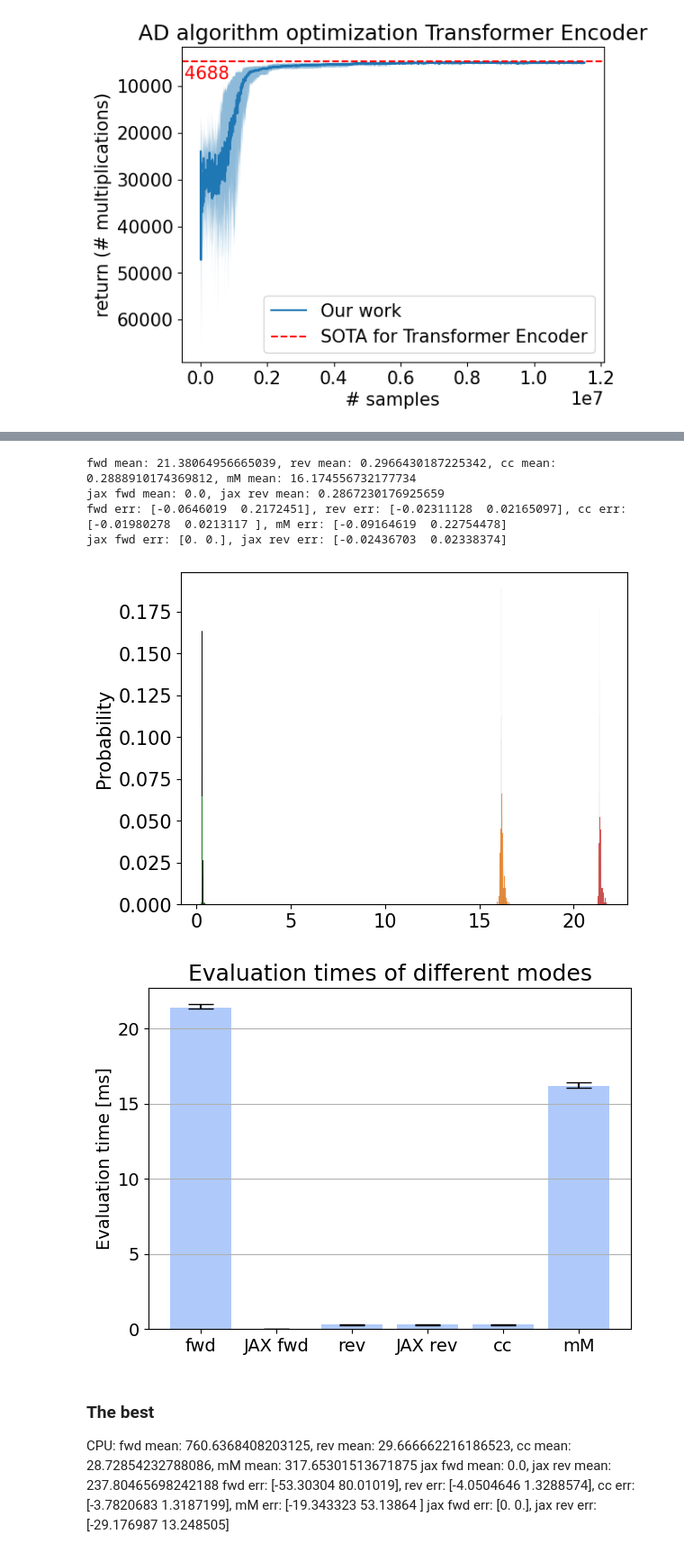
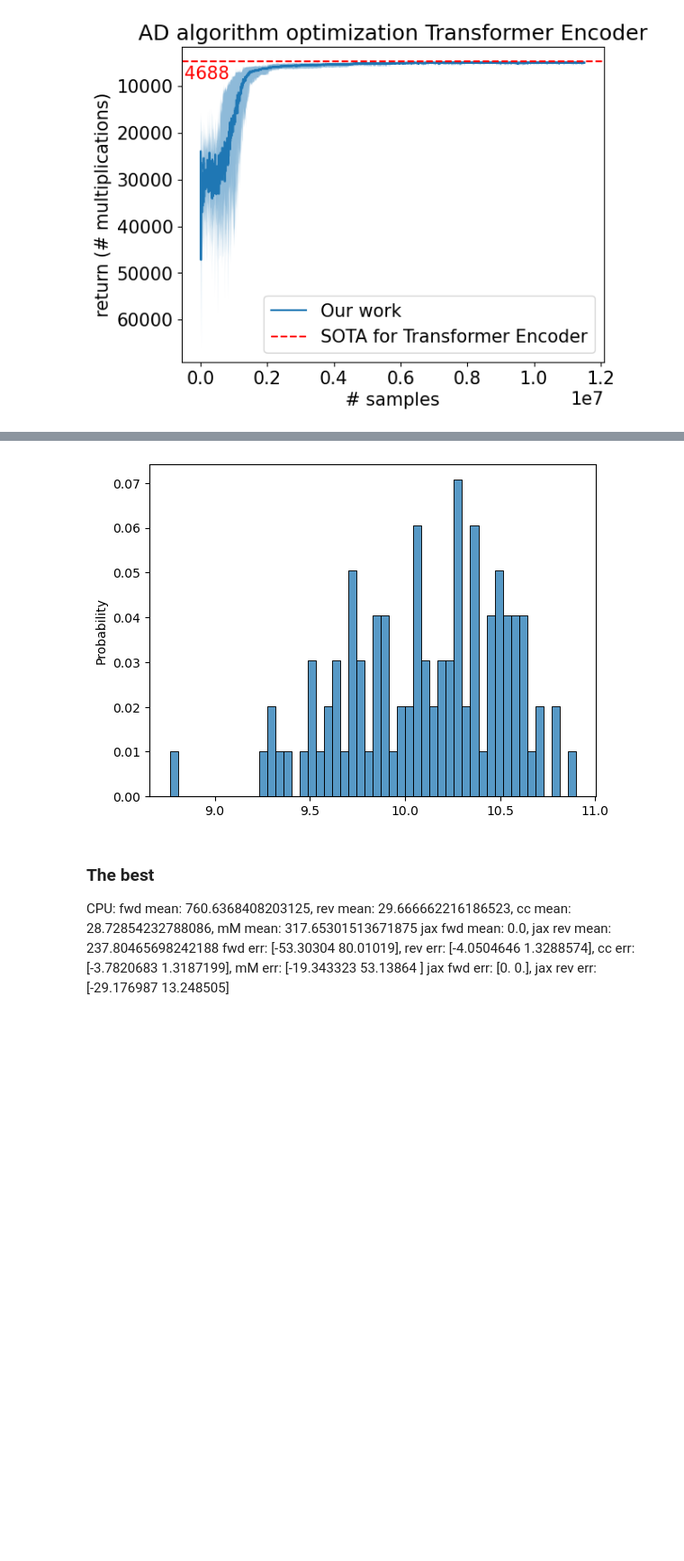
Before and after one commit to jamielohoff/alphagrad, a Jupyter notebook: src/alphagrad/eval/Encoder/evaluation_Encoder.ipynb, the cells around one changed output, grey strips where cells are left out. Shown: that part at 90% size. Drawn from its saved outputs; the diff is of its cells as text; code cells hidden in the pictures; blank space fills up the shorter version.

```diff
--- a/src/alphagrad/eval/Encoder/evaluation_Encoder.ipynb
+++ b/src/alphagrad/eval/Encoder/evaluation_Encoder.ipynb
@@ -243,7 +245,6 @@ b1 = jrand.normal(b1key, (scale_factor*4,))
 W2 = jrand.normal(w2key, (scale_factor*2, scale_factor*4))
 b2 = jrand.normal(b2key, (scale_factor*2, 1))
 
-xs = (x, y, WQ1, WQ2, WK1, WK2, WV1, WV2, W1, W2, b1, b2,
-      jnp.array([0.]), jnp.array([1.]), jnp.array([0.]), jnp.array([1.]))
-plot_performance_and_jax(Encoder, xs, order, mM_order, "./Encoder.png", samplesize=1010)
+xs = (x, y, WQ1, WQ2, WK1, WK2, WV1, WV2, W1, W2, b1, b2, jnp.array([0.]), jnp.array([1.]), jnp.array([0.]), jnp.array([1.]))
+plot_performance_and_jax(Encoder, xs, order, mM_order, "./Encoder.png", samplesize=100)
 # %% [output]
@@ -318,9 +254,4 @@ Pre: SparseTensor(
-fwd mean: 21.38064956665039, rev mean: 0.2966430187225342, cc mean: 0.2888910174369812, mM mean: 16.174556732177734
-jax fwd mean: 0.0, jax rev mean: 0.2867230176925659
-fwd err: [-0.0646019  0.2172451], rev err: [-0.02311128  0.02165097], cc err: [-0.01980278  0.0213117 ], mM err: [-0.09164619  0.22754478]
-jax fwd err: [0. 0.], jax rev err: [-0.02436703  0.02338374]
-[figure, old version]
+[figure, new version]
-[figure, removed]
 # %% [markdown]
 ### The best
 CPU:
```
Also changed, not shown: parts of 4 cells of this notebook, 19 other files.
